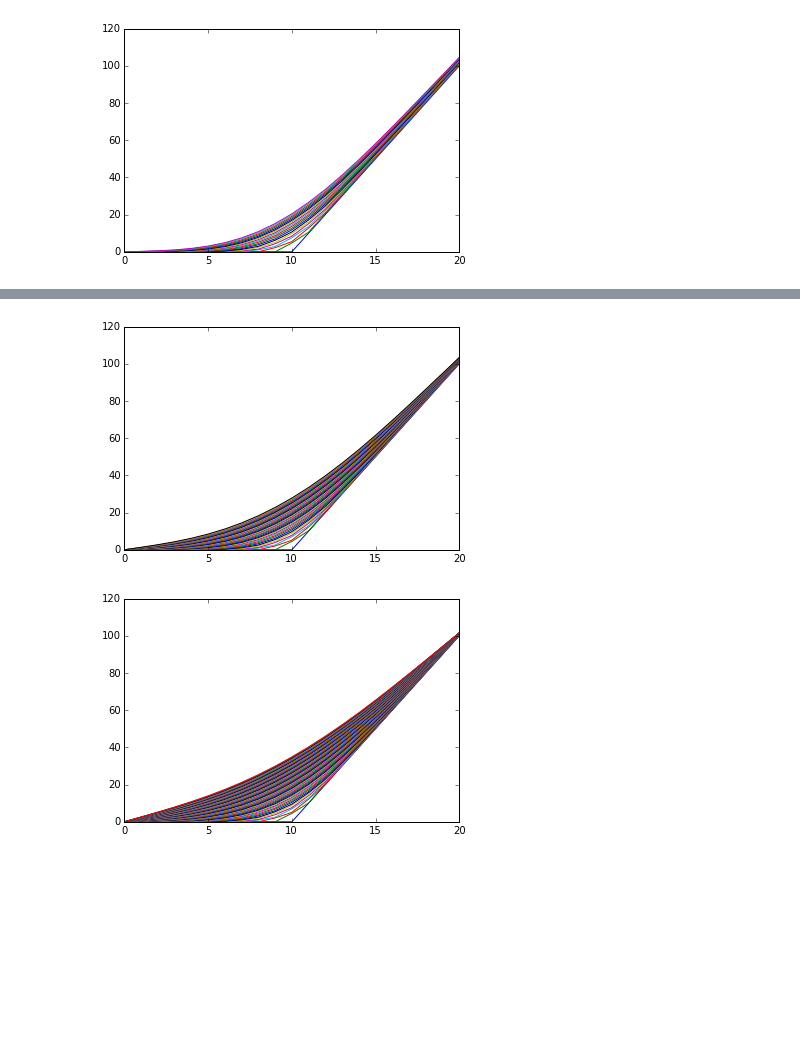
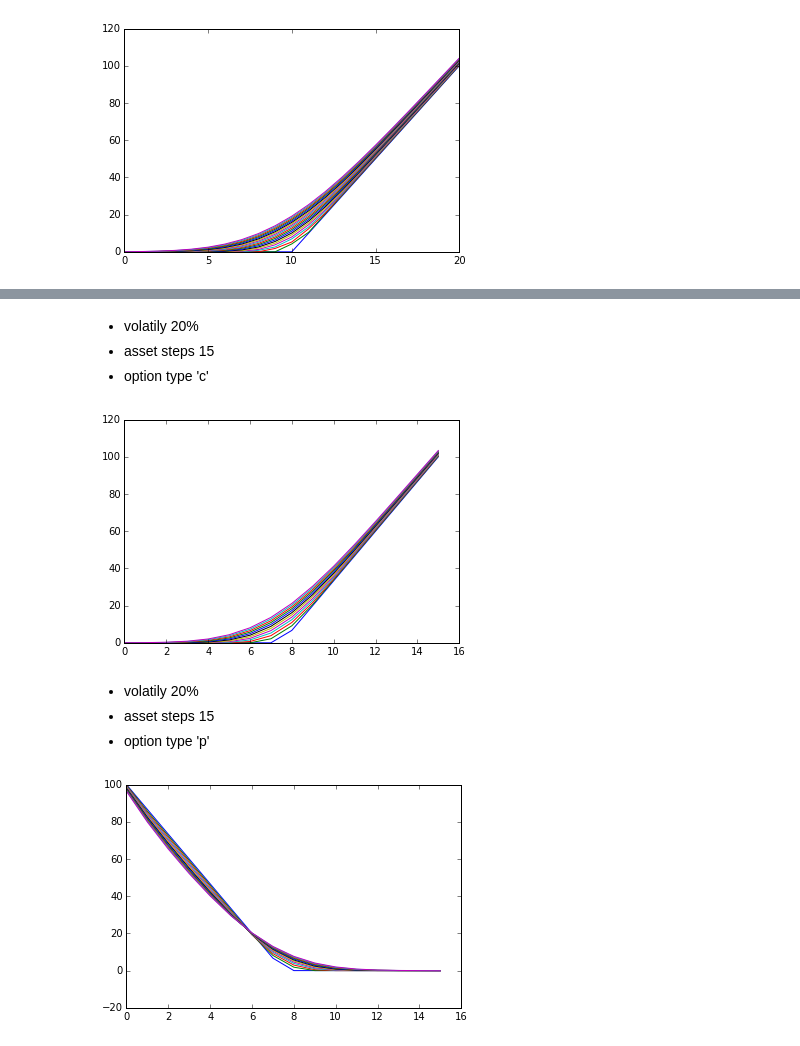
Before and after one commit to spurnaye/quant-analysis, a Jupyter notebook: explicit finite difference method.ipynb, the cells around one changed output, grey strips where cells are left out. Drawn from its saved outputs; the diff is of its cells as text; code cells hidden in the pictures; blank space fills up the shorter version.

```diff
--- a/explicit finite difference method.ipynb
+++ b/explicit finite difference method.ipynb
@@ -6,18 +8,17 @@ from matplotlib import cm
 from matplotlib import pyplot as plt
 %matplotlib inline
 
-def option_price(volatility, number_of_asset_steps):
+def option_price(volatility, number_of_asset_steps, option_type):
     interest_rate = 0.05
     expiration = 1
-    option_type = 'c'
     strike_price = 100
     option_exercise_type = 'e'
 
     s = [0 for i in range(number_of_asset_steps+1)]
     ds = float(2 * strike_price)/ number_of_asset_steps
-    dt = float(0.9) /float(volatility**2 * number_of_steps **2 )
+    dt = float(0.9) /float(volatility**2 * number_of_asset_steps **2 )
     number_time_steps = (int(expiration / dt) + 1)
-    dt = float(expiration)/(number_time_steps)
+    dt = float(expiration)/(number_of_asset_steps)
 
     q = 1
 
@@ -57,8 +76,16 @@ option_price(.20,20)
+# %% [markdown]
+* volatily 20%
+* asset steps 15
+* option type 'c'
 # %%
-option_price(.30,20)
+option_price(.20, 15, 'c')
 # %% [output]
-[figure, old version]
+[figure, new version]
+# %% [markdown]
+* volatily 20%
+* asset steps 15
+* option type 'p'
 # %%
-option_price(.40,20)
+option_price(.20, 15, 'p')
 # %% [output]
-[figure, old version]
+[figure, new version]
```
Also changed, not shown: parts of 12 cells of this notebook.
